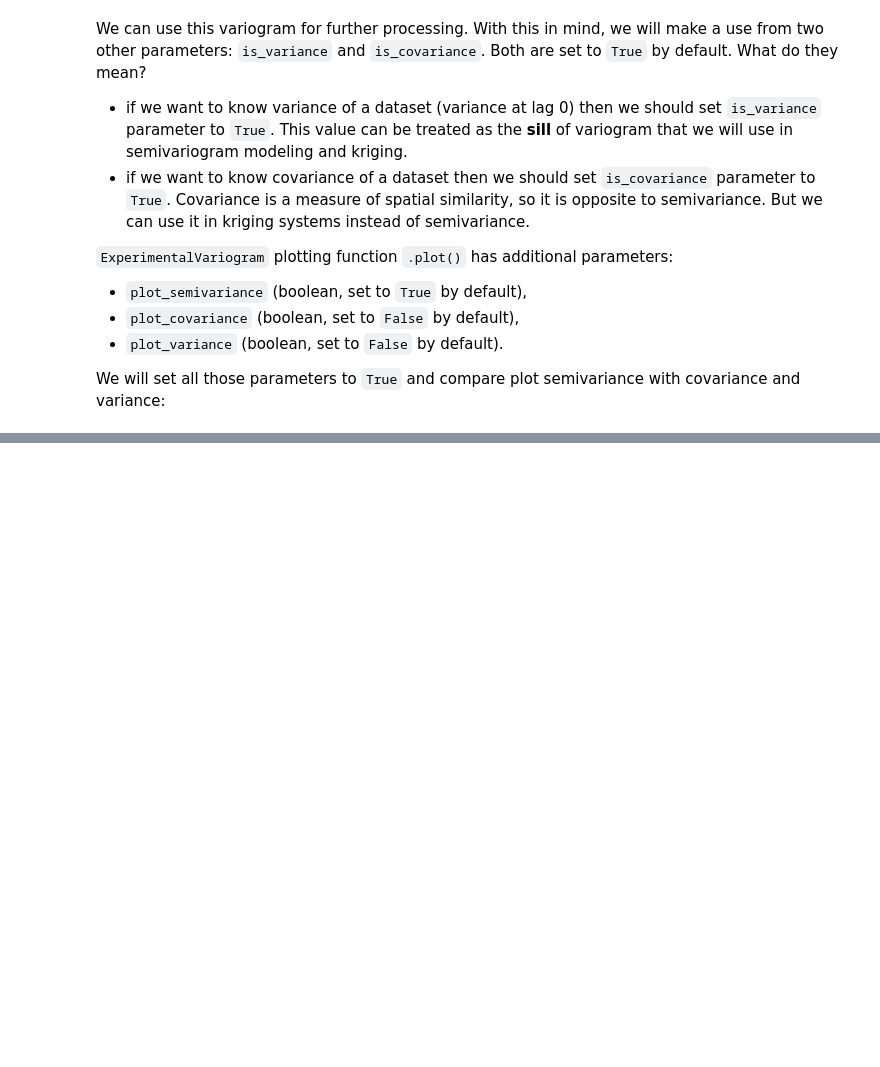
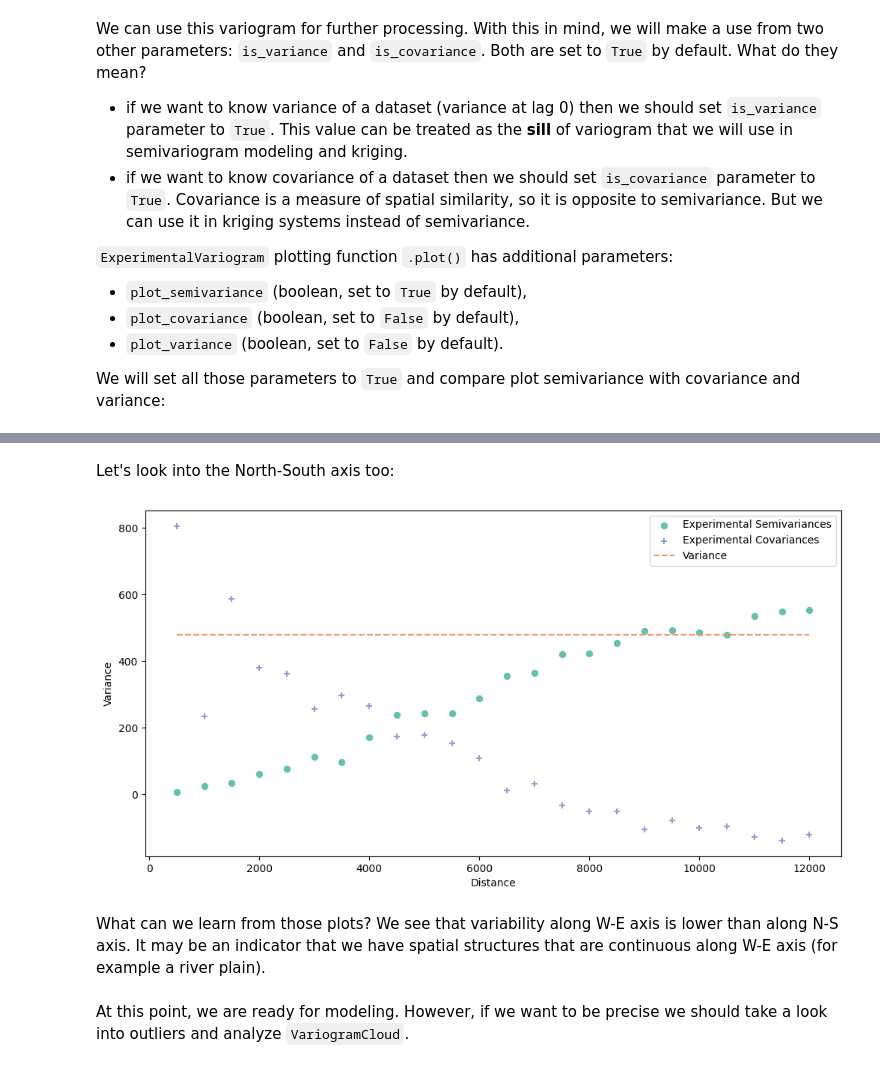
Before and after one commit to DataverseLabs/pyinterpolate, a Jupyter notebook: tutorials/Experimental Variogram and Variogram Point Cloud classes (Basic).ipynb, the cells around one changed output, grey strips where cells are left out. Saved outputs shown, nothing was run; the diff lists cells and outputs as text; code cells hidden in the pictures; blank space fills up the shorter version.

```diff
--- a/tutorials/Experimental Variogram and Variogram Point Cloud classes (Basic).ipynb
+++ b/tutorials/Experimental Variogram and Variogram Point Cloud classes (Basic).ipynb
@@ -186,0 +228,24 @@ experimental_variogram.plot(
+# %% [markdown]
+Let's look into the North-South axis too:
+# %%
+direction = 90
+
+experimental_variogram = ExperimentalVariogram(
+    input_array=dem,
+    step_size=step_size,
+    max_range=max_range,
+    direction=direction,
+    tolerance=tolerance,
+    method=method
+)
+
+experimental_variogram.plot(
+    plot_semivariance=True,
+    plot_covariance=True,
+    plot_variance=True)
+# %% [output]
+[figure, added]
+# %% [markdown]
+What can we learn from those plots? We see that variability along W-E axis is lower than along N-S axis. It may be an indicator that we have spatial structures that are continuous along W-E axis (for example a river plain).
+# %% [markdown]
+At this point, we are ready for modeling. However, if we want to be precise we should take a look into outliers and analyze `VariogramCloud`.
```
Also changed, not shown: parts of 25 cells of this notebook, 1 other file.
